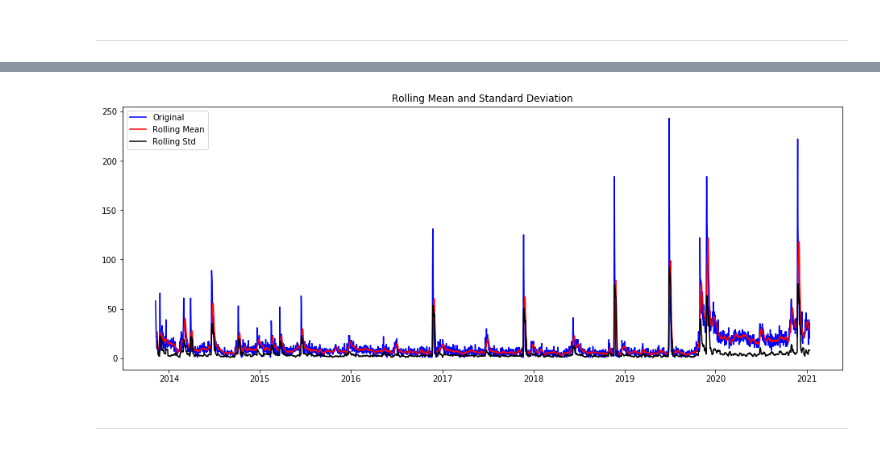
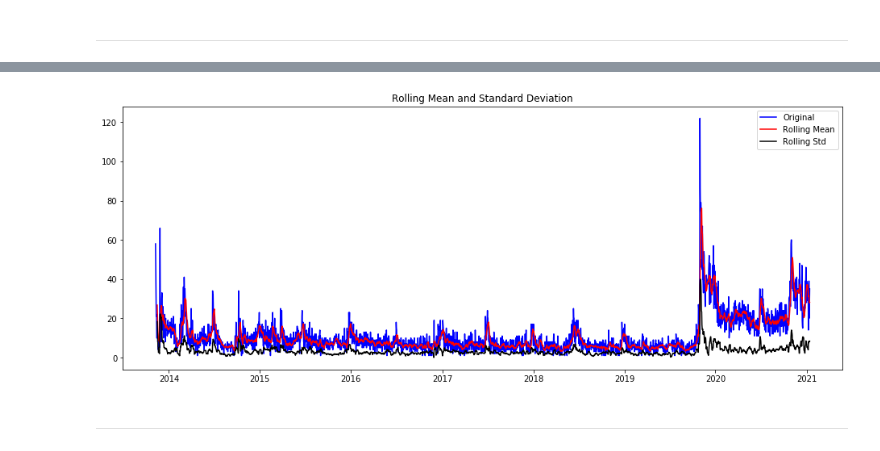
Before and after one commit to Moses-Lin/projectzomboidtimeseries, a Jupyter notebook: EDA.ipynb, the cells around one changed output, grey strips where cells are left out. Saved outputs shown, nothing was run; the diff lists cells and outputs as text; code cells hidden in the pictures.

```diff
--- a/EDA.ipynb
+++ b/EDA.ipynb
@@ -195,0 +204,8 @@ memory usage: 40.9 KB
+# %%
+ts = reviewcount
+hampts = hampel(ts, 40)
+
+ts.plot(figsize = (20,8))
+hampts.plot(figsize = (20,8))
+
+plt.show()
@@ -195,0 +235,3 @@ memory usage: 40.9 KB
+# %%
+reviewcount['dailycountfilter'] = pd.Series(hampts.values.flatten(), index=reviewcount.index)
+reviewcount
@@ -195,0 +253,3 @@ memory usage: 40.9 KB
+# %%
+reviewcount['filtered'] = np.where(reviewcount['dailycount'] == reviewcount['dailycountfilter'], True, False)
+reviewcount['filtered'].value_counts()
@@ -231,16 +296,16 @@ Text(0, 0.5, 'Number of Reviews')
 # %%
-roll_mean = reviewcount.rolling(window=8, center=False).mean()
-roll_std = reviewcount.rolling(window=8, center=False).std()
+roll_mean = reviewcount['dailycountfilter'].rolling(window=8, center=False).mean()
+roll_std = reviewcount['dailycountfilter'].rolling(window=8, center=False).std()
 
 fig = plt.figure(figsize= (16,6))
-plt.plot(reviewcount, color='blue', label='Original')
+plt.plot(reviewcount['dailycountfilter'], color='blue', label='Original')
 plt.plot(roll_mean, color='red', label='Rolling Mean')
 plt.plot(roll_std, color='black', label='Rolling Std')
 plt.title('Rolling Mean and Standard Deviation')
 plt.legend(loc='best')
 plt.show(block=False)
 # %% [output]
-[figure, old version]
+[figure, new version]
 # %% [markdown]
 -----
 # %% [markdown]
```
Also changed, not shown: parts of 29 cells of this notebook.
